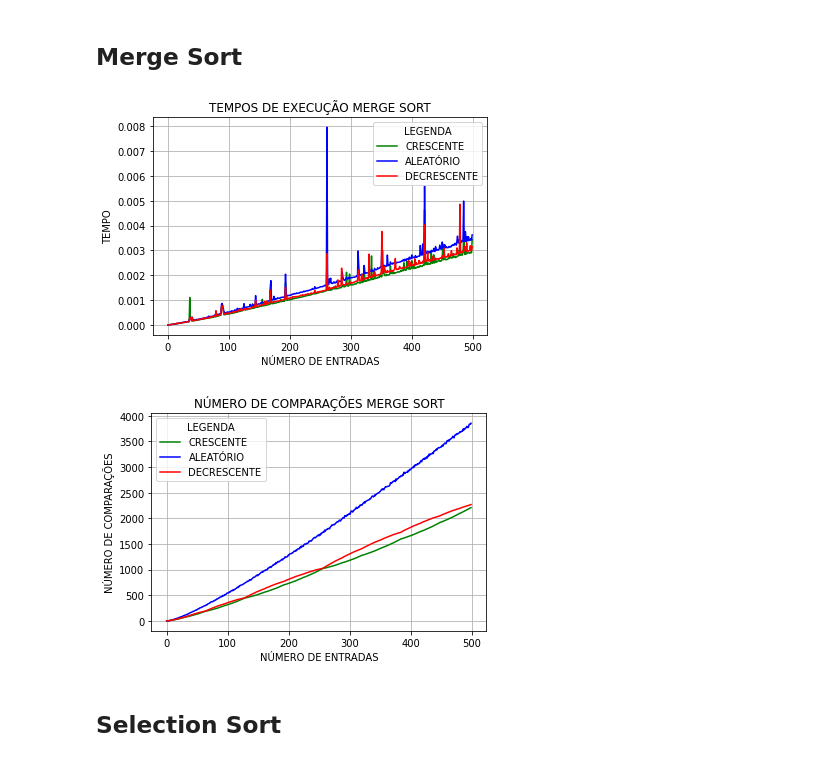
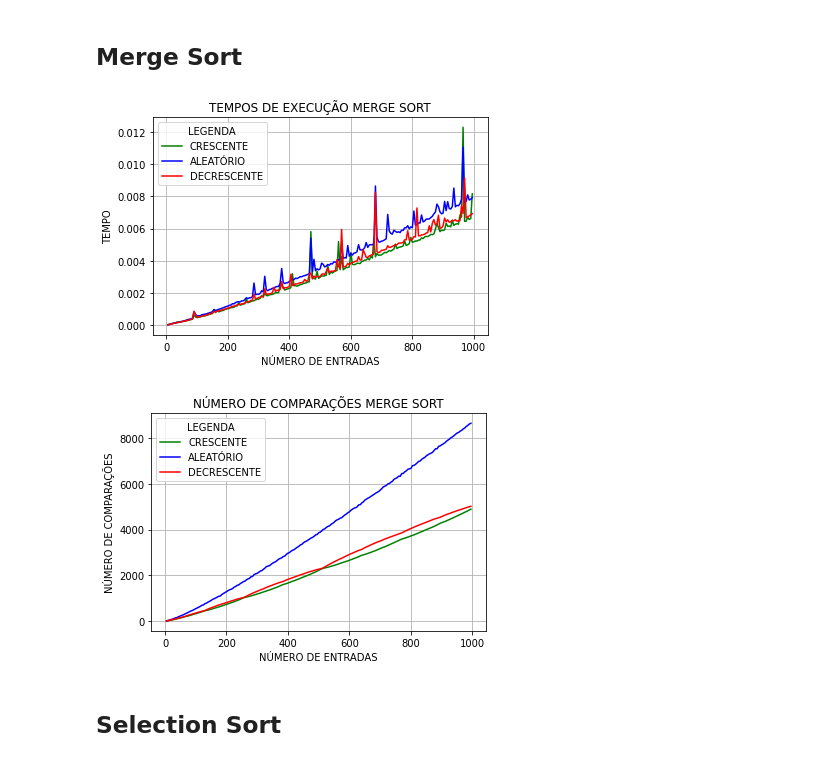
Before and after one commit to fabioVitorTavares/EFC1-GCC253---Complexidade-e-Projeto-de-Algoritmos, a Jupyter notebook: EFC1_GCC_253.ipynb, the cells around one changed output. Drawn from its saved outputs; the diff is of its cells as text; code cells hidden in the pictures.

```diff
--- a/EFC1_GCC_253.ipynb
+++ b/EFC1_GCC_253.ipynb
@@ -69,7 +69,7 @@ comparacoesArrayOrdenadoDecrescente = []
 numeroEntradas = []
 
 
-for i in range(quantidadeArray):
+for i in range(5,1000,5):
     timesArrayOrdenadoCrescente.append(insertionSort(numpy.arange(0,i,1))[0])
     timesArrayAleatorio.append(insertionSort(numpy.random.randint(0, intervalo, i))[0])
     timesArrayOrdenadoDecrescente.append(insertionSort(numpy.arange(i-1,-1,-1))[0])
@@ -151,39 +151,39 @@ comparacoesArrayOrdenadoDecrescente = []
 numeroEntradas = []
 
 
-for i in range(quantidadeArray):
+for i in range(5,1000,5):
     timesArrayOrdenadoCrescente.append(mergeSort(numpy.arange(0,i,1))[0])
     timesArrayAleatorio.append(mergeSort(numpy.random.randint(0, intervalo, i))[0])
     timesArrayOrdenadoDecrescente.append(mergeSort(numpy.arange(i-1,-1,-1))[0])
     comparacoesArrayOrdenadoCrescente.append(mergeSort(numpy.arange(0,i,1))[1])
     comparacoesArrayAleatorio.append(mergeSort(numpy.random.randint(0, intervalo, i))[1])
     comparacoesArrayOrdenadoDecrescente.append(mergeSort(numpy.arange(i-1,-1,-1))[1])
     numeroEntradas.append(i)
 
 
 plt.title("TEMPOS DE EXECUÇÃO MERGE SORT")
 plt.plot(numeroEntradas,timesArrayOrdenadoCrescente, color='green')
 plt.plot(numeroEntradas,timesArrayAleatorio,color='blue')
 plt.plot(numeroEntradas,timesArrayOrdenadoDecrescente, color='red')
 plt.legend(['CRESCENTE','ALEATÓRIO','DECRESCENTE'], title = "LEGENDA")
 plt.grid(True)
 plt.xlabel("NÚMERO DE ENTRADAS")
 plt.ylabel("TEMPO")
 plt.show()
 
 
 plt.title("NÚMERO DE COMPARAÇÕES MERGE SORT")
 plt.plot(numeroEntradas,comparacoesArrayOrdenadoCrescente, color='green')
 plt.plot(numeroEntradas,comparacoesArrayAleatorio,color='blue')
 plt.plot(numeroEntradas,comparacoesArrayOrdenadoDecrescente, color='red')
 plt.legend(['CRESCENTE','ALEATÓRIO','DECRESCENTE'], title = "LEGENDA")
 plt.grid(True)
 plt.xlabel("NÚMERO DE ENTRADAS")
 plt.ylabel("NÚMERO DE COMPARAÇÕES")
 plt.show()
 # %% [output]
-[figure, old version]
+[figure, new version]
-[figure, old version]
+[figure, new version]
 # %% [markdown]
 ##  Selection Sort
 # %%
```
Also changed, not shown: parts of 7 cells of this notebook.
